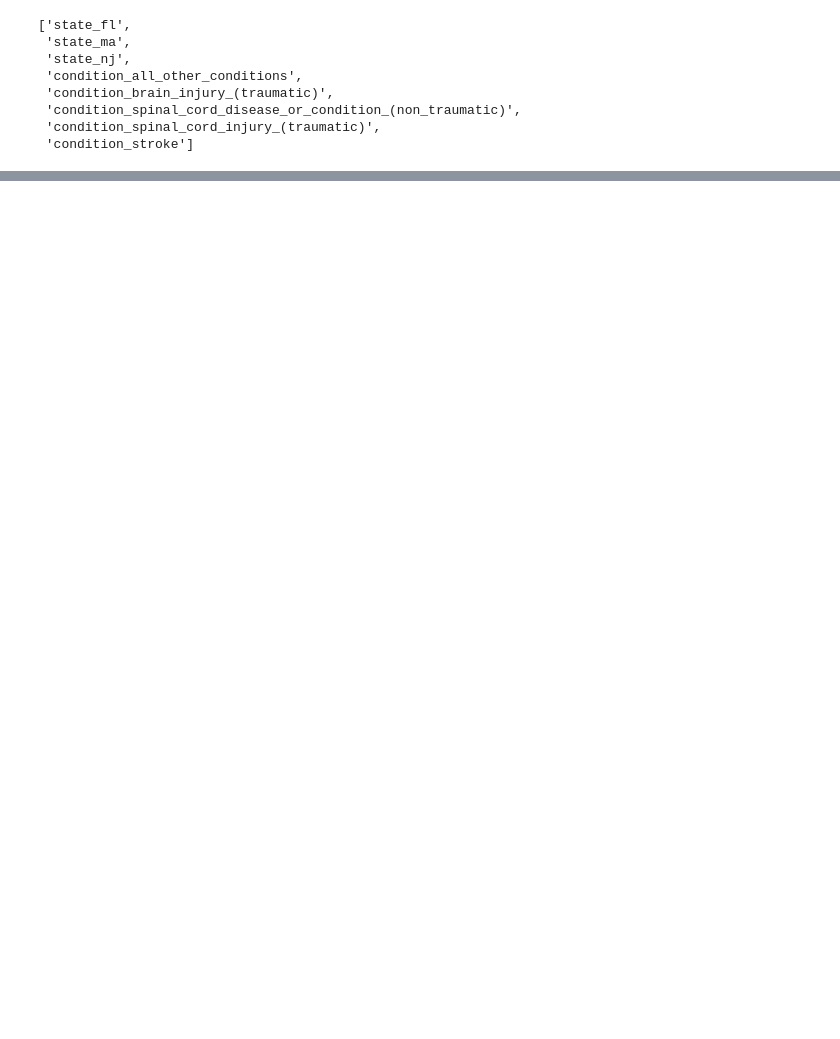
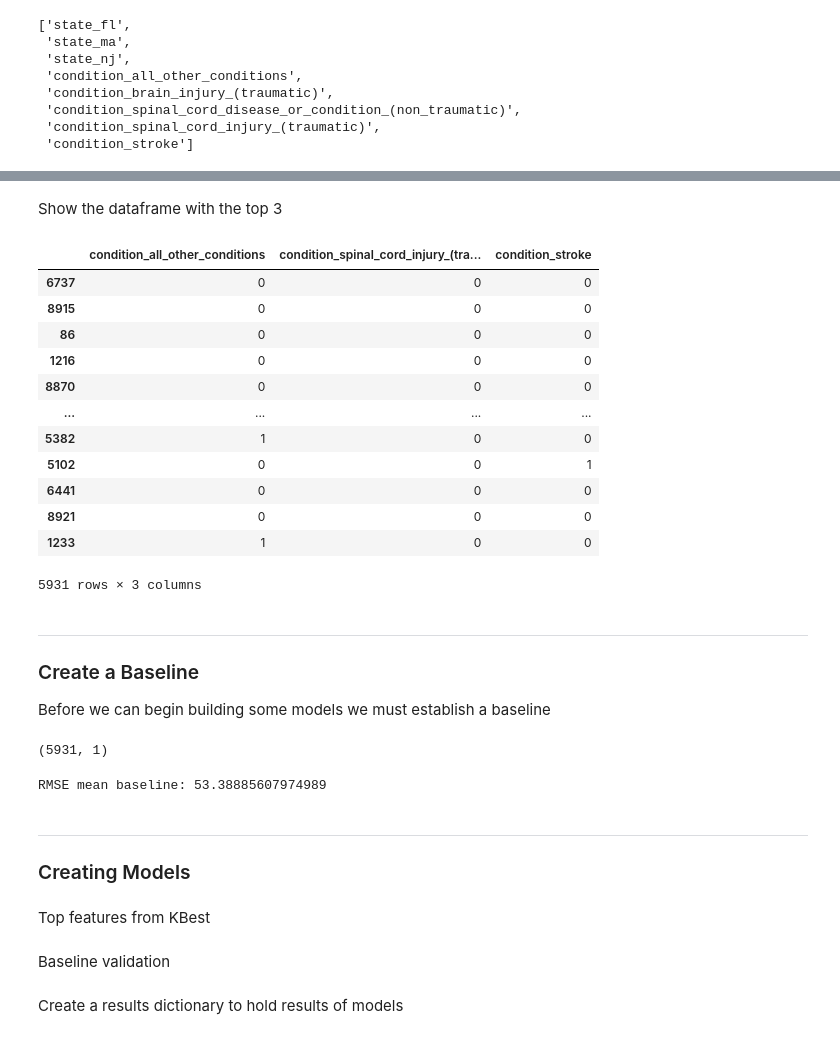
Before and after one commit to AJMartinezLlanes/medicare-inpatient-rehab-conditions, a Jupyter notebook: modeling.ipynb, the cells around one changed output, grey strips where cells are left out. Saved outputs shown, nothing was run; the diff lists cells and outputs as text; code cells hidden in the pictures; blank space fills up the shorter version.

```diff
--- a/modeling.ipynb
+++ b/modeling.ipynb
@@ -163,0 +194,43 @@ KeyError: "None of [Index(['total_bill'], dtype='object')] are in the [columns]"
+# %% [markdown]
+Show the dataframe with the top 3
+# %%
+X_train_transformed = pd.DataFrame(
+    kbest.transform(X_train),
+    index=X_train.index,
+    columns=X_train.columns[kbest.get_support()])
+
+X_train_transformed
+# %% [output]
+|  | condition_all_other_conditions | condition_spinal_cord_injury_(tra... | condition_stroke |
+| 6737 | 0 | 0 | 0 |
+| 8915 | 0 | 0 | 0 |
+| 86 | 0 | 0 | 0 |
+| 1216 | 0 | 0 | 0 |
+| 8870 | 0 | 0 | 0 |
+| ... | ... | ... | ... |
+| 5382 | 1 | 0 | 0 |
+| 5102 | 0 | 0 | 1 |
+| 6441 | 0 | 0 | 0 |
+| 8921 | 0 | 0 | 0 |
+| 1233 | 1 | 0 | 0 |
+5931 rows × 3 columns
+# %% [markdown]
+---
+### Create a Baseline
+Before we can begin building some models we must establish a baseline
+# %%
+baseline = pd.DataFrame({
+    'mean' : [y_train.mean()] * y_train.size
+})
+baseline.shape
+# %% [output]
+(5931, 1)
+# %%
+print(f'RMSE mean baseline: {mean_squared_error(y_train, baseline["mean"], squared = False)}')
+# %% [output]
+RMSE mean baseline: 53.38885607974989
+# %% [markdown]
+---
+### Creating Models
+# %% [markdown]
+Top features from KBest
@@ -163,0 +239,2 @@ KeyError: "None of [Index(['total_bill'], dtype='object')] are in the [columns]"
+# %% [markdown]
+Baseline validation
@@ -163,0 +243,2 @@ KeyError: "None of [Index(['total_bill'], dtype='object')] are in the [columns]"
+# %% [markdown]
+Create a results dictionary to hold results of models
```
Also changed, not shown: parts of 42 cells of this notebook.
